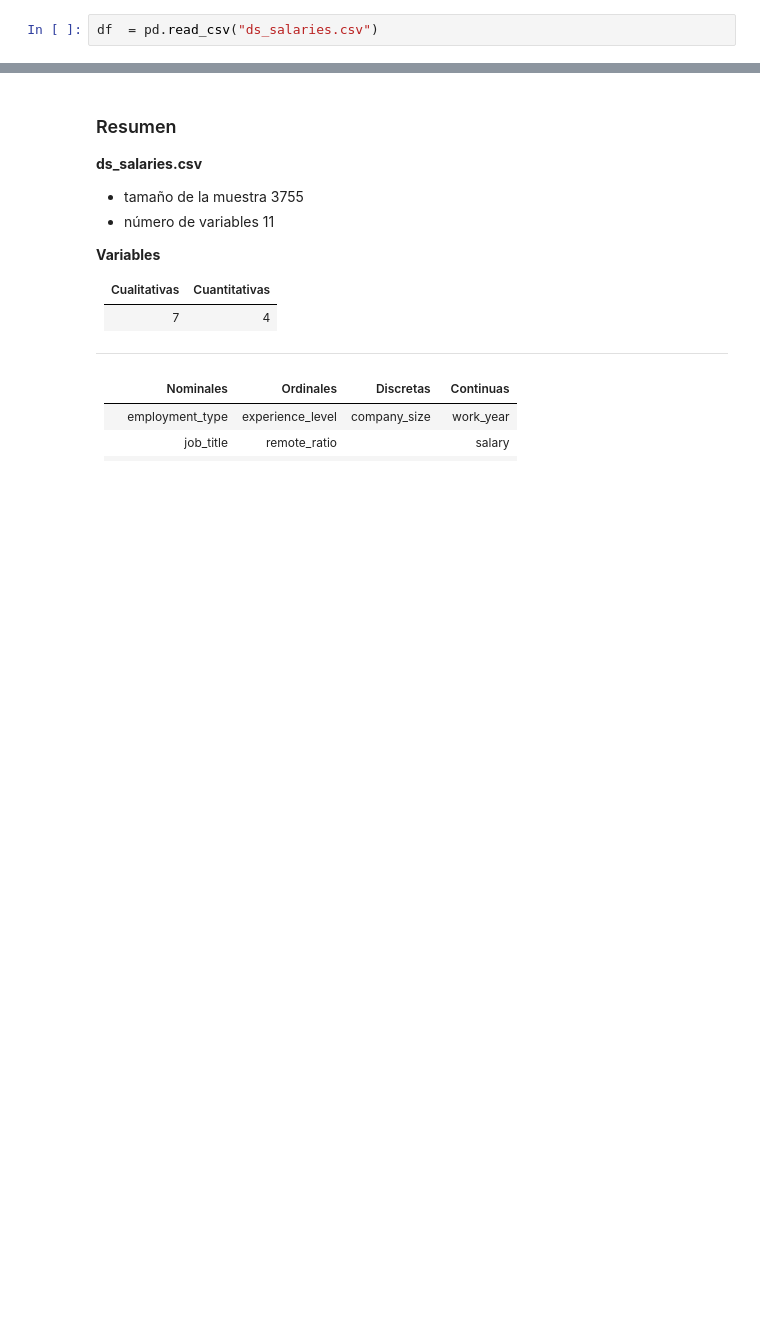
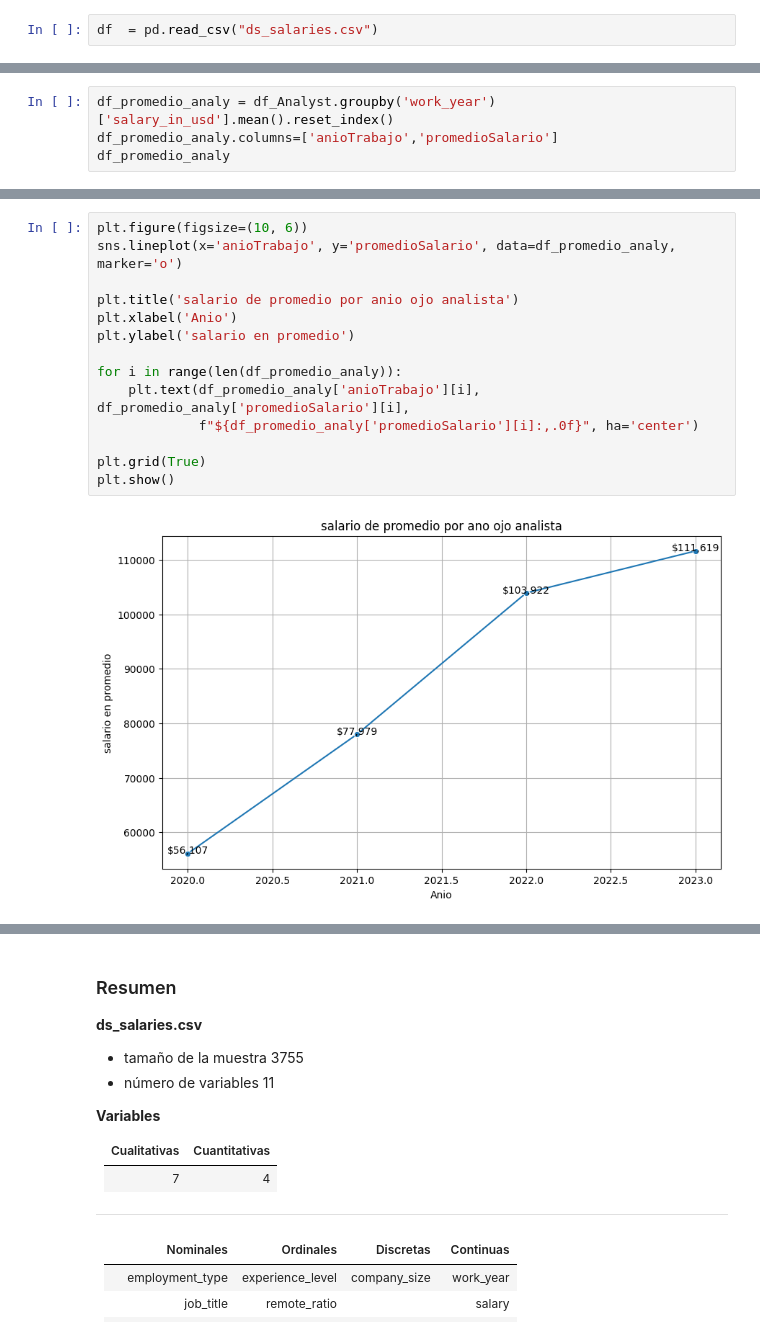
Before and after one commit to aszurita/Statistics, a Jupyter notebook: EDA.ipynb, the cells around one changed output, grey strips where cells are left out. Saved outputs shown, nothing was run; the diff lists cells and outputs as text; blank space fills up the shorter version.

```diff
--- a/EDA.ipynb
+++ b/EDA.ipynb
@@ -6,0 +86,4 @@ df  = pd.read_csv("ds_salaries.csv")
+# %%
+df_promedio_analy = df_Analyst.groupby('work_year')['salary_in_usd'].mean().reset_index()
+df_promedio_analy.columns=['anioTrabajo','promedioSalario']
+df_promedio_analy
@@ -6,0 +96,16 @@ df  = pd.read_csv("ds_salaries.csv")
+# %%
+plt.figure(figsize=(10, 6))
+sns.lineplot(x='anioTrabajo', y='promedioSalario', data=df_promedio_analy, marker='o')
+
+plt.title('salario de promedio por anio ojo analista')
+plt.xlabel('Anio')
+plt.ylabel('salario en promedio')
+
+for i in range(len(df_promedio_analy)):
+    plt.text(df_promedio_analy['anioTrabajo'][i], df_promedio_analy['promedioSalario'][i],
+             f"${df_promedio_analy['promedioSalario'][i]:,.0f}", ha='center')
+
+plt.grid(True)
+plt.show()
+# %% [output]
+[figure, added]
```
Also changed, not shown: parts of 21 cells of this notebook.
